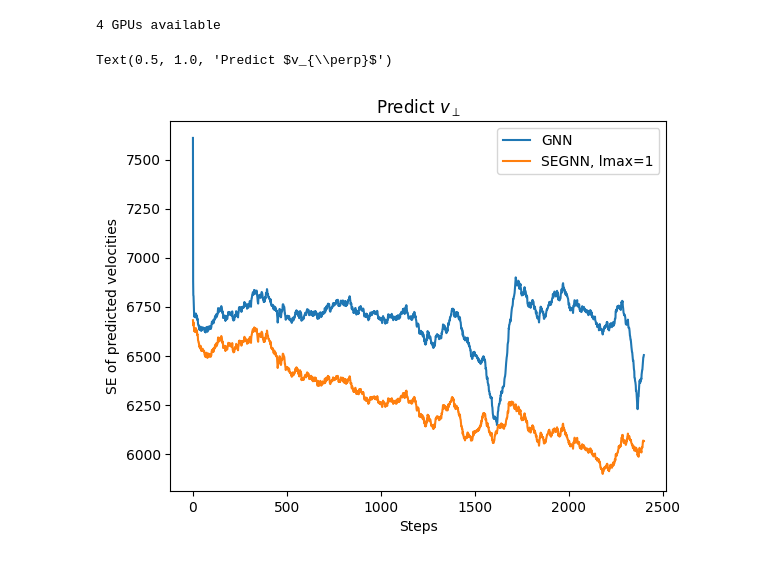
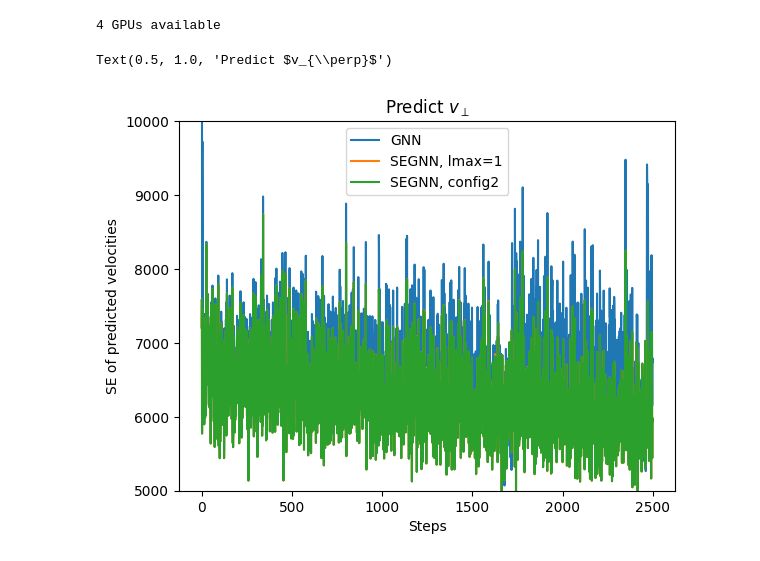
Before and after one commit to smsharma/eqnn-jax, a Jupyter notebook: benchmarks/galaxies/node_prediction_vperp.ipynb, the cells around one changed output. Saved outputs shown, nothing was run; the diff lists cells and outputs as text; code cells hidden in the pictures.

```diff
--- a/benchmarks/galaxies/node_prediction_vperp.ipynb
+++ b/benchmarks/galaxies/node_prediction_vperp.ipynb
@@ -73,7 +73,7 @@ class GraphWrapper(nn.Module):
             apply_pbc=None
         )
 
-        return jax.vmap(SEGNN(task="node", output_irreps="1x1o", num_blocks=3, l_max_hidden=1))(st_graph)
+        return jax.vmap(SEGNN(task="node", output_irreps="1x1o", num_blocks=3, l_max_hidden=1, message_passing_agg="sum", scalar_activation="silu"))(st_graph)
 # %%
 graph = build_graph(
     halos=x_train[:2, :, :4],
@@ -139,7 +139,7 @@ n_train = 1800
 
 key = jax.random.PRNGKey(0)
 
-train_loss_segnn = []
+train_loss_segnn_2 = []
 
 with trange(n_steps) as steps:
     for step in steps:
@@ -154,22 +154,25 @@ with trange(n_steps) as steps:
         pstate, metrics = train_step(pstate, x_batch)
 
         loss = unreplicate(metrics["loss"])
-        train_loss_segnn.append(loss)
+        train_loss_segnn_2.append(loss)
 
         steps.set_postfix(loss=loss)
 # %%
 import matplotlib.pyplot as plt
 
 # Smoothed versions
-ds = 100
+ds = 1
 plt.plot(np.convolve(train_loss_gnn, np.ones(ds)/ds, mode='valid'), label="GNN")
 plt.plot(np.convolve(train_loss_segnn, np.ones(ds)/ds, mode='valid'), label="SEGNN, lmax=1")
+plt.plot(np.convolve(train_loss_segnn_2, np.ones(ds)/ds, mode='valid'), label="SEGNN, config2")
 
 plt.legend()
 plt.xlabel("Steps")
 plt.ylabel("SE of predicted velocities")
 
+plt.ylim(5000, 10000)
+# plt.xlim(0, 2500)
 plt.title("Predict $v_{\perp}$")
 # %% [output]
 Text(0.5, 1.0, 'Predict $v_{\\perp}$')
-[figure, old version]
+[figure, new version]
```
Also changed, not shown: 2 other files.
